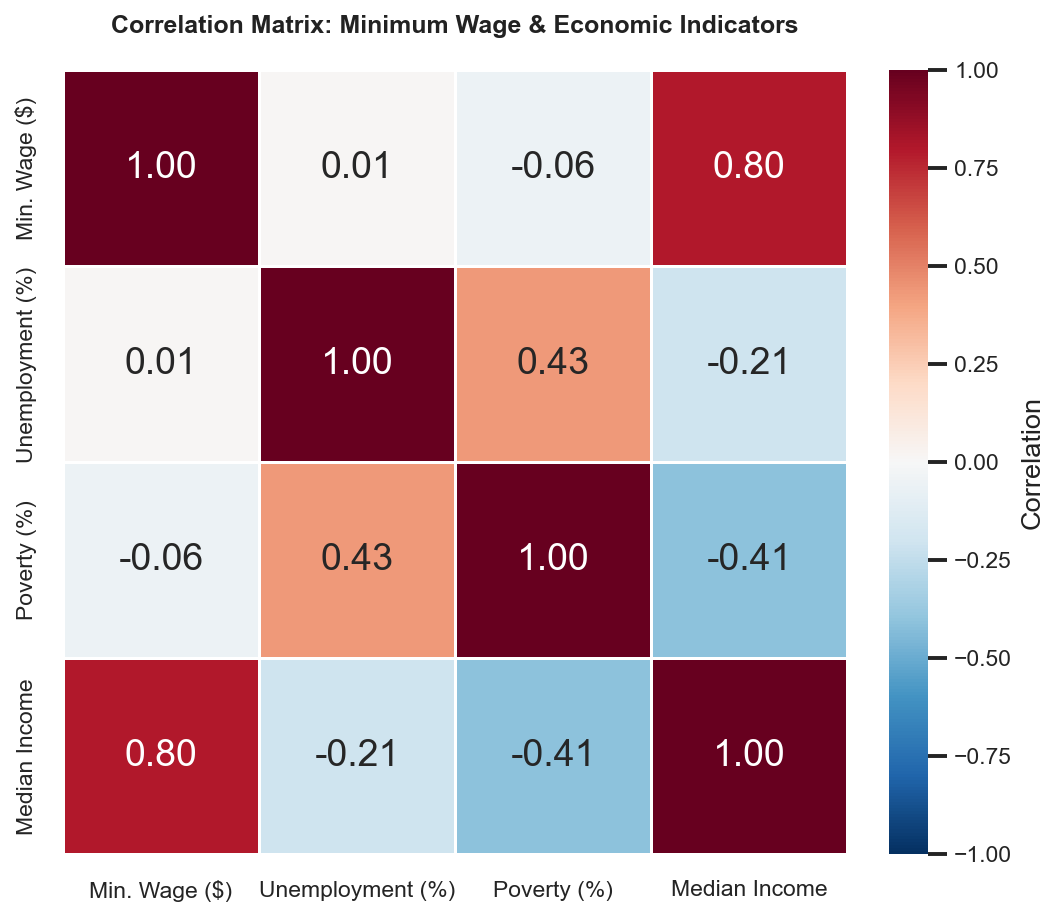
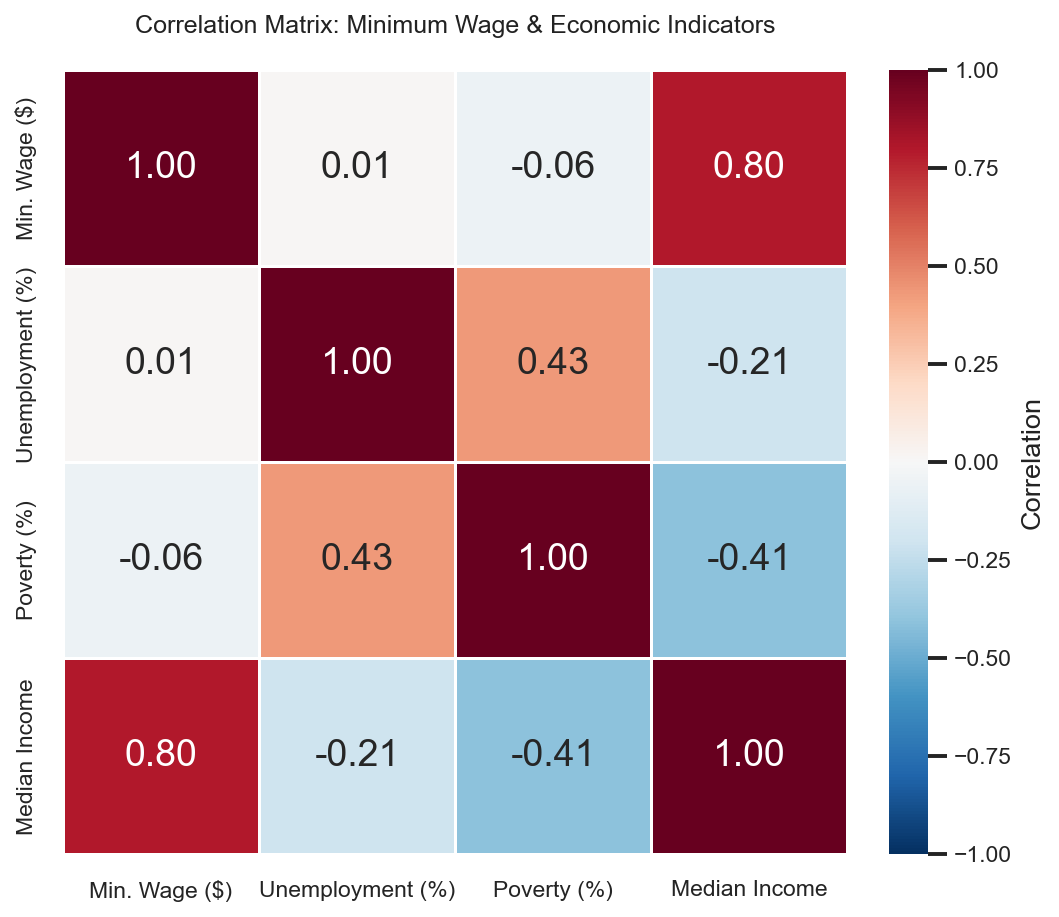
Unified diff of the notebook cell whose output changed from the first chart to the second:
--- before
+++ after
@@ -24,5 +24,5 @@
 )
 
-plt.title('Correlation Matrix: Minimum Wage & Economic Indicators', fontsize=12, fontweight='bold')
+plt.title('Correlation Matrix: Minimum Wage & Economic Indicators', fontsize=12)
 plt.savefig('../figures/03_correlation_heatmap.png', dpi=150, bbox_inches='tight')
 plt.show()

Commit: Stage 5 done: Models + Results